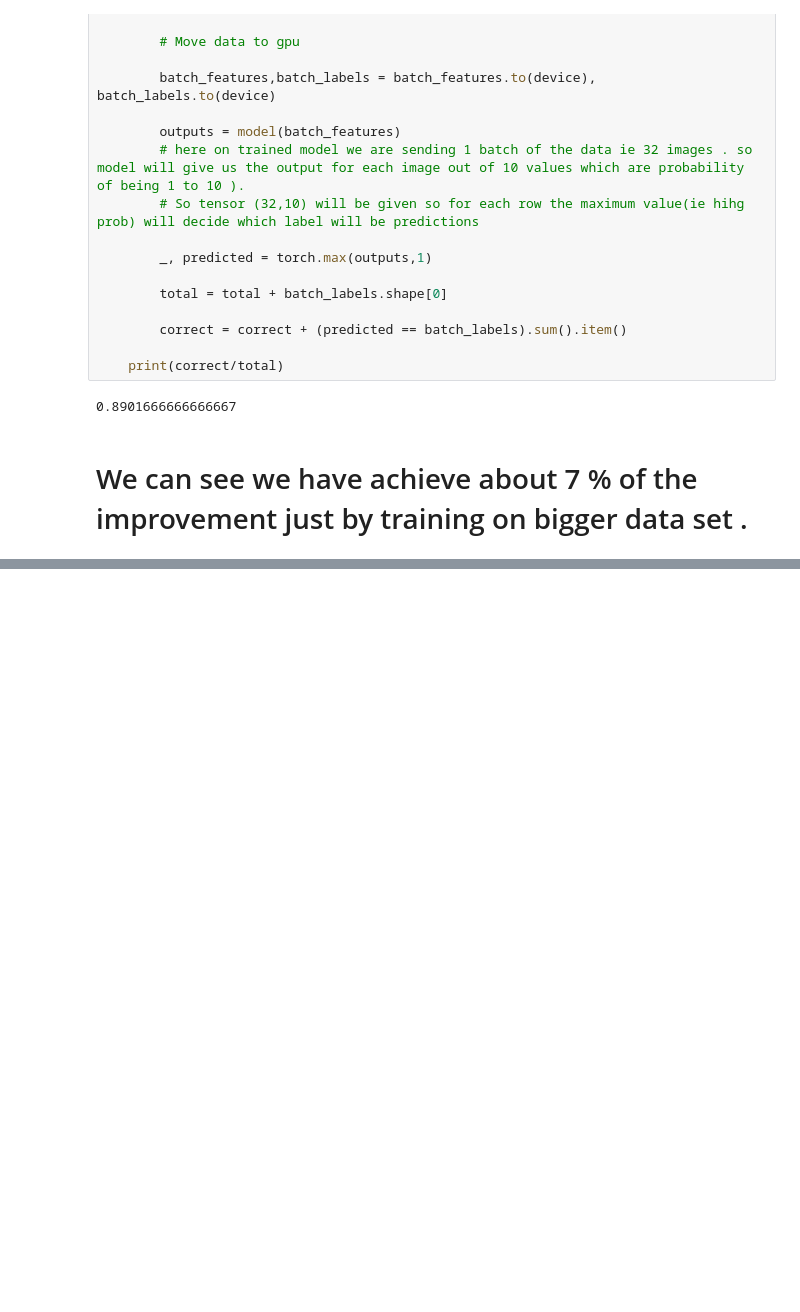
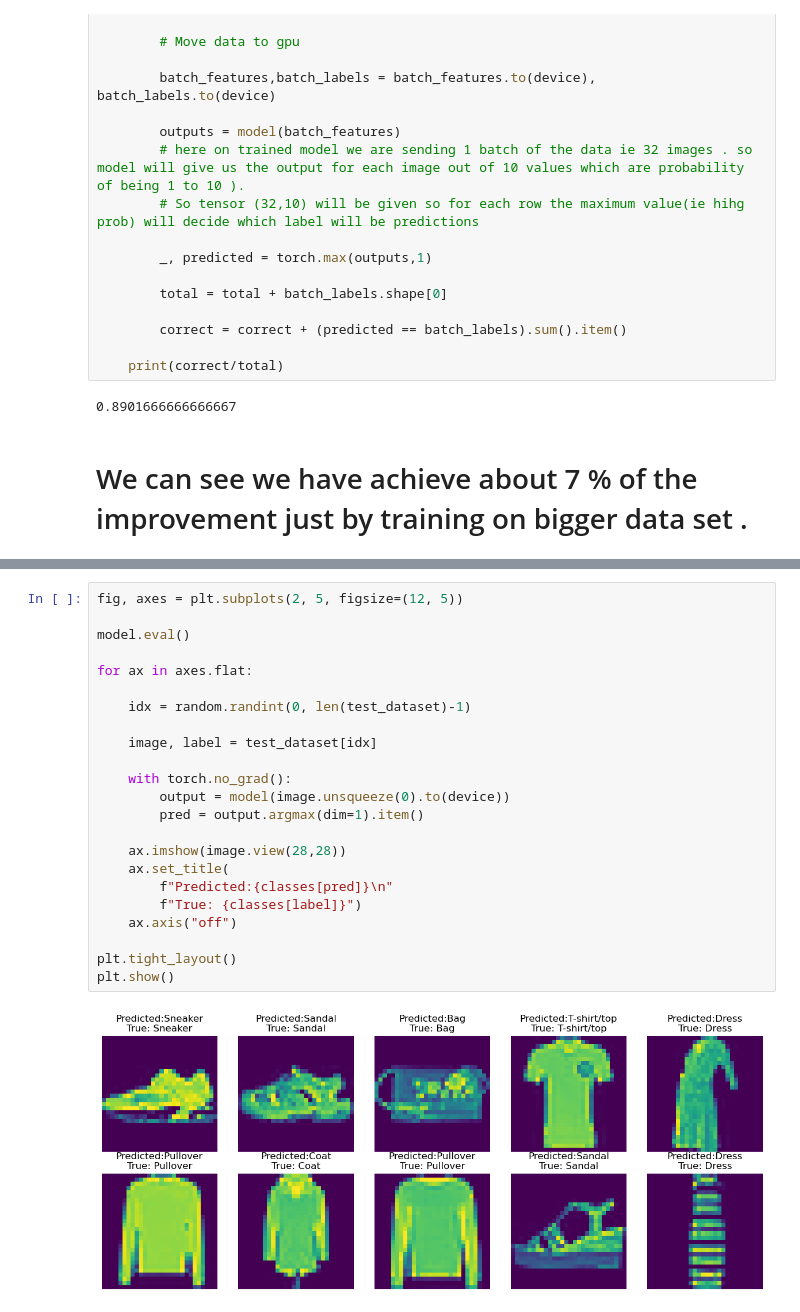
Before and after one commit to Foolmannn/deep-learnings, a Jupyter notebook: pytorch/7.OnGPU/ann-fashion-mnist_using_gpu.ipynb, the cells around one changed output, grey strips where cells are left out. Saved outputs shown, nothing was run; the diff lists cells and outputs as text; blank space fills up the shorter version.

```diff
--- a/pytorch/7.OnGPU/ann-fashion-mnist_using_gpu.ipynb
+++ b/pytorch/7.OnGPU/ann-fashion-mnist_using_gpu.ipynb
@@ -269,0 +314,25 @@ with torch.no_grad():
+# %%
+fig, axes = plt.subplots(2, 5, figsize=(12, 5))
+
+model.eval()
+
+for ax in axes.flat:
+
+    idx = random.randint(0, len(test_dataset)-1)
+
+    image, label = test_dataset[idx]
+
+    with torch.no_grad():
+        output = model(image.unsqueeze(0).to(device))
+        pred = output.argmax(dim=1).item()
+
+    ax.imshow(image.view(28,28))
+    ax.set_title(
+        f"Predicted:{classes[pred]}\n"
+        f"True: {classes[label]}")
+    ax.axis("off")
+
+plt.tight_layout()
+plt.show()
+# %% [output]
+[figure, added]
```
Also changed, not shown: parts of 3 cells of this notebook.
